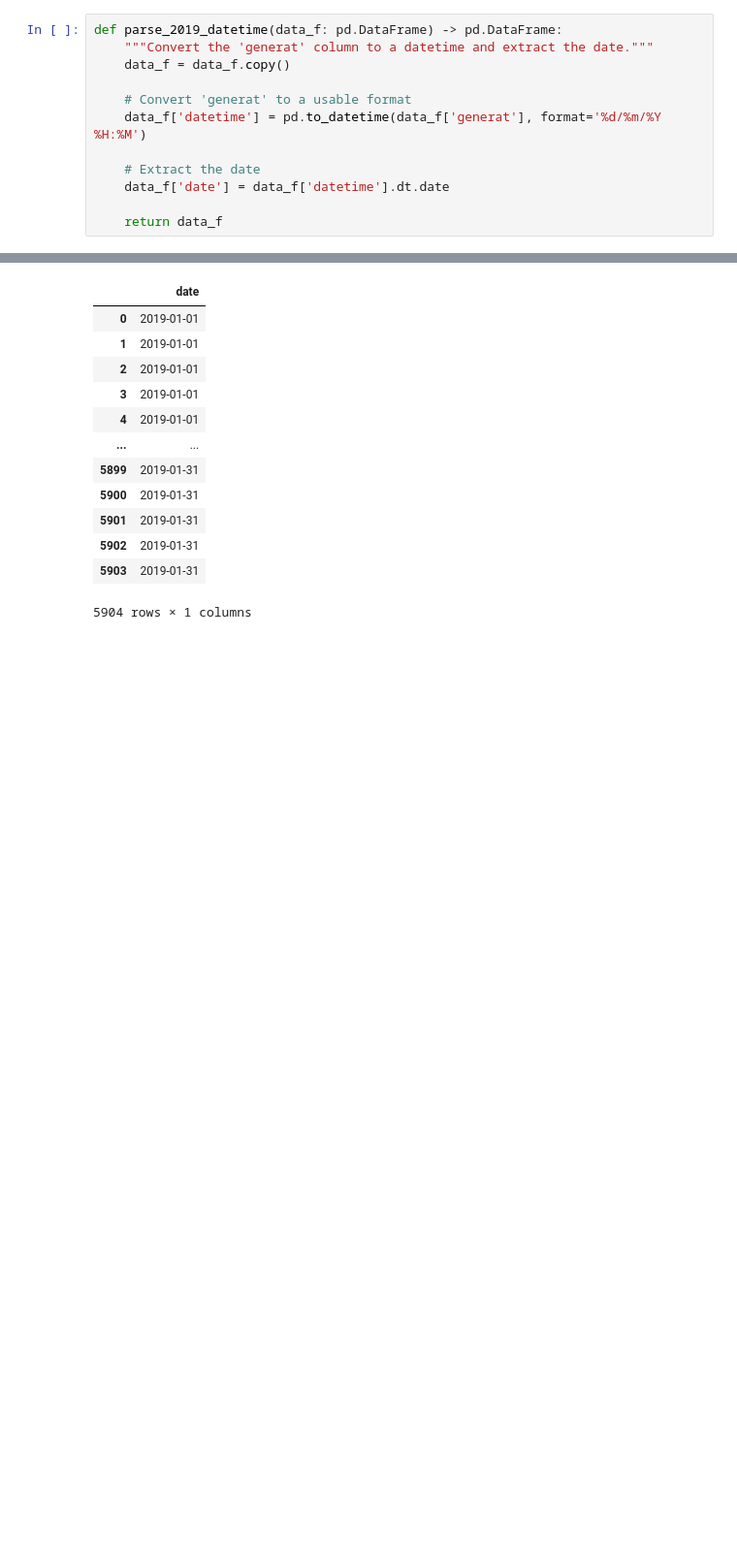
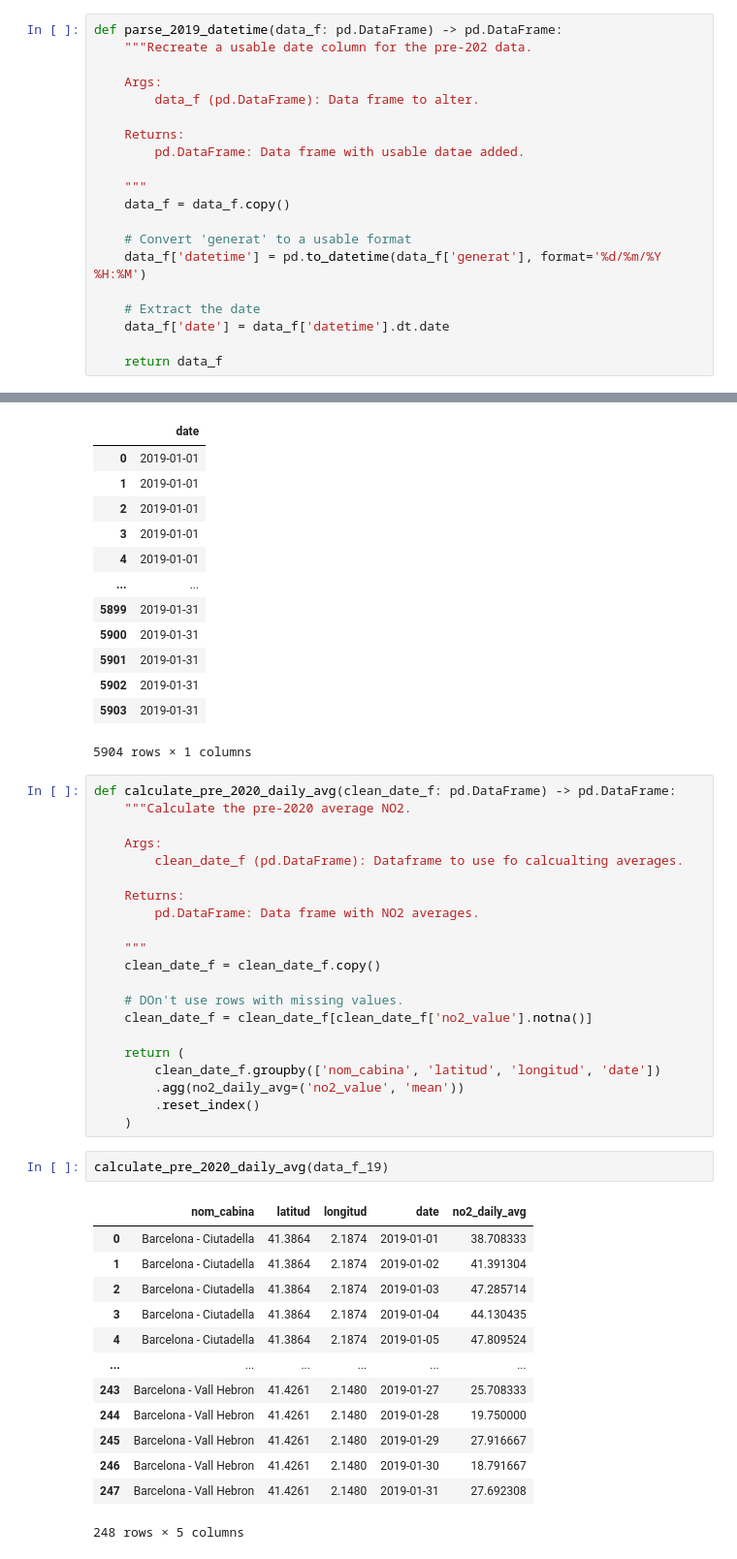
Before and after one commit to Ri-Dearg/barna-air-quality, a Jupyter notebook: dataset_convert.ipynb, the cells around one changed output, grey strips where cells are left out. Shown at 97% size. Drawn from its saved outputs; the diff is of its cells as text; blank space fills up the shorter version.

Commit message:
feat: ✨ Add function to calculate average n02

```diff
--- a/dataset_convert.ipynb
+++ b/dataset_convert.ipynb
@@ -366,7 +366,15 @@ data_f_19['no2_value'] = data_f_19['valor_no2'].apply(clean_no2_value)
 data_f_19['no2_value']
 # %%
 def parse_2019_datetime(data_f: pd.DataFrame) -> pd.DataFrame:
-    """Convert the 'generat' column to a datetime and extract the date."""
+    """Recreate a usable date column for the pre-202 data.
+
+    Args:
+        data_f (pd.DataFrame): Data frame to alter.
+
+    Returns:
+        pd.DataFrame: Data frame with usable datae added.
+
+    """
     data_f = data_f.copy()
 
     # Convert 'generat' to a usable format
@@ -393,3 +401,40 @@ data_f_19[['date']]
 | 5902 | 2019-01-31 |
 | 5903 | 2019-01-31 |
 5904 rows × 1 columns
+# %%
+def calculate_pre_2020_daily_avg(clean_date_f: pd.DataFrame) -> pd.DataFrame:
+    """Calculate the pre-2020 average NO2.
+
+    Args:
+        clean_date_f (pd.DataFrame): Dataframe to use fo calcualting averages.
+
+    Returns:
+        pd.DataFrame: Data frame with NO2 averages.
+
+    """
+    clean_date_f = clean_date_f.copy()
+
+    # DOn't use rows with missing values.
+    clean_date_f = clean_date_f[clean_date_f['no2_value'].notna()]
+
+    return (
+        clean_date_f.groupby(['nom_cabina', 'latitud', 'longitud', 'date'])
+        .agg(no2_daily_avg=('no2_value', 'mean'))
+        .reset_index()
+    )
+# %%
+calculate_pre_2020_daily_avg(data_f_19)
+# %% [output]
+|  | nom_cabina | latitud | longitud | date | no2_daily_avg |
+| 0 | Barcelona - Ciutadella | 41.3864 | 2.1874 | 2019-01-01 | 38.708333 |
+| 1 | Barcelona - Ciutadella | 41.3864 | 2.1874 | 2019-01-02 | 41.391304 |
+| 2 | Barcelona - Ciutadella | 41.3864 | 2.1874 | 2019-01-03 | 47.285714 |
+| 3 | Barcelona - Ciutadella | 41.3864 | 2.1874 | 2019-01-04 | 44.130435 |
+| 4 | Barcelona - Ciutadella | 41.3864 | 2.1874 | 2019-01-05 | 47.809524 |
+| ... | ... | ... | ... | ... | ... |
+| 243 | Barcelona - Vall Hebron | 41.4261 | 2.1480 | 2019-01-27 | 25.708333 |
+| 244 | Barcelona - Vall Hebron | 41.4261 | 2.1480 | 2019-01-28 | 19.750000 |
+| 245 | Barcelona - Vall Hebron | 41.4261 | 2.1480 | 2019-01-29 | 27.916667 |
+| 246 | Barcelona - Vall Hebron | 41.4261 | 2.1480 | 2019-01-30 | 18.791667 |
+| 247 | Barcelona - Vall Hebron | 41.4261 | 2.1480 | 2019-01-31 | 27.692308 |
+248 rows × 5 columns
```
